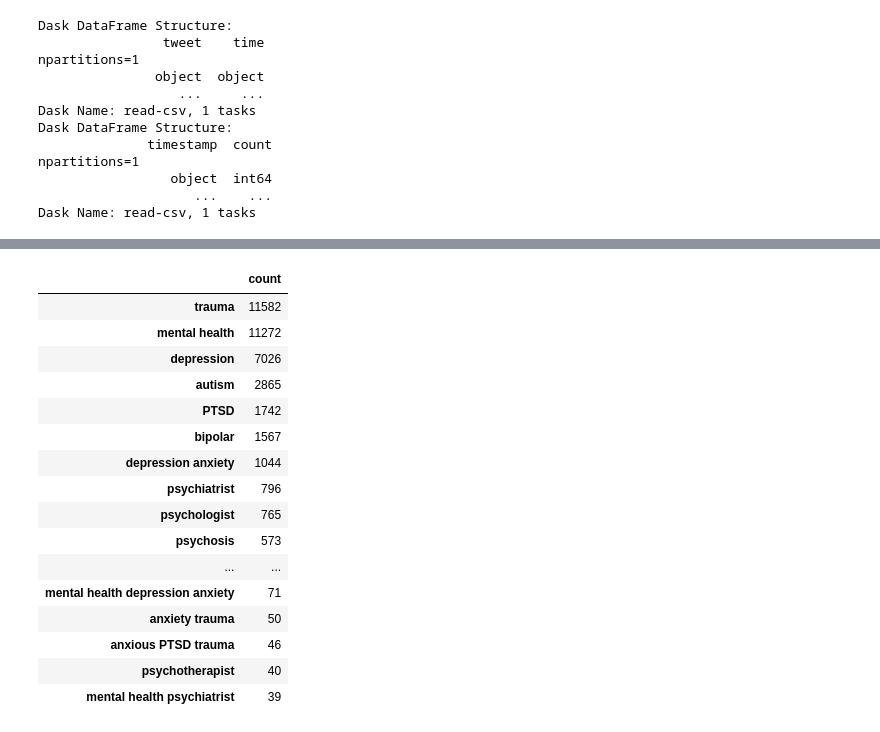
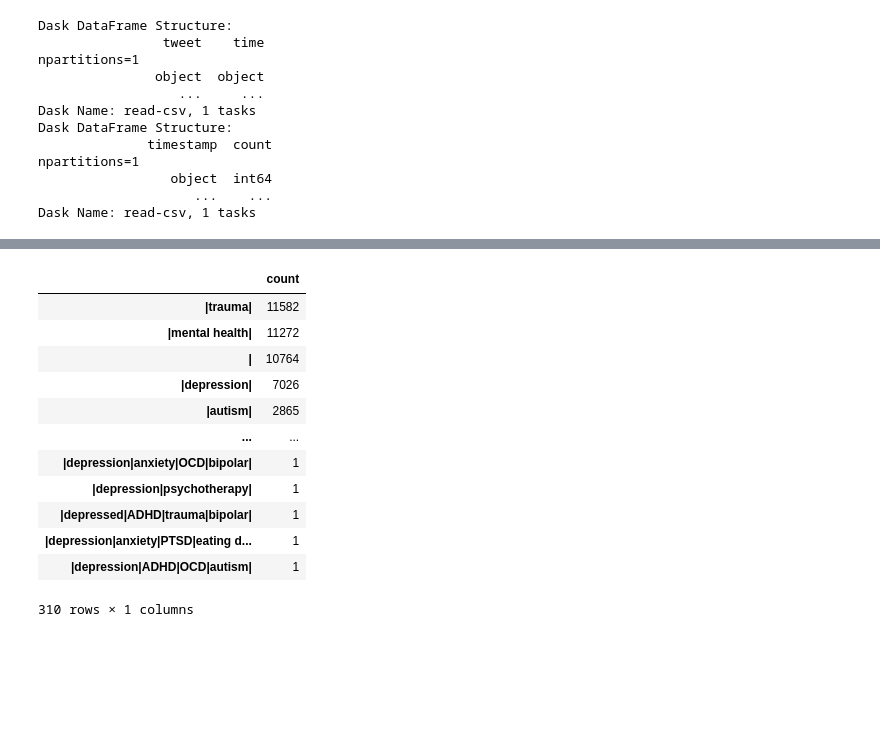
Before and after one commit to ddattero/BigDataFinalProject, a Jupyter notebook: twit_analysis.ipynb, the cells around one changed output, grey strips where cells are left out. Cells and saved outputs as stored; diff of their text form; code cells hidden in the pictures; blank space fills up the shorter version.

```diff
--- a/twit_analysis.ipynb
+++ b/twit_analysis.ipynb
@@ -174,39 +124,38 @@ def containsKey(text, key):
 for i in keyWords:
     tweetdf[i] = tweetdf['tweet'].map_partitions(containsKey, i)
 # %%
+#count tweets each keyword appears in
+#if a tweet contains multiple keywords, then they are added
+#to the result df as |word1|word2| etc.
+
 def keysInTweet(df):
     keys = ''
-    for i in keyWords:
-        if df[i]:
-            keys = keys + ' ' + i
-    key = keys.strip()
+    for k in keyWords:
+        if df[k]:
+            keys = keys + '|' + k
+    keys = keys + '|'
     return keys
 
 tweetdf['keys'] = tweetdf.apply(keysInTweet, axis=1, meta=('keys', 'object'))
 
-tweetdf = tweetdf.loc[tweetdf['keys'] != '']
+# tweetdf = tweetdf.loc[tweetdf['keys'] != '']
+
+counts = tweetdf['keys'].value_counts().to_frame()
+counts['count'] = counts['keys']
+counts = counts.drop(labels='keys', axis=1)
+counts.compute()
+# %% [output]
+|  | count |
+| |trauma| | 11582 |
+| |mental health| | 11272 |
+| | | 10764 |
+| |depression| | 7026 |
+| |autism| | 2865 |
+| ... | ... |
+| |depression|anxiety|OCD|bipolar| | 1 |
+| |depression|psychotherapy| | 1 |
+| |depressed|ADHD|trauma|bipolar| | 1 |
+| |depression|anxiety|PTSD|eating d... | 1 |
+| |depression|ADHD|OCD|autism| | 1 |
+310 rows × 1 columns
-# %%
-counts = tweetdf['keys'].value_counts().to_frame()
-counts['count'] = counts['keys']
-counts = counts.drop(labels='keys', axis=1)
-counts = counts.nlargest(n=30, columns='count')
-counts.compute()
-# %% [output]
-|  | count |
-| trauma | 11582 |
-| mental health | 11272 |
-| depression | 7026 |
-| autism | 2865 |
-| PTSD | 1742 |
-| bipolar | 1567 |
-| depression anxiety | 1044 |
-| psychiatrist | 796 |
-| psychologist | 765 |
-| psychosis | 573 |
-| ... | ... |
-| mental health depression anxiety | 71 |
-| anxiety trauma | 50 |
-| anxious PTSD trauma | 46 |
-| psychotherapist | 40 |
-| mental health psychiatrist | 39 |
 # %%
```
Also changed, not shown: parts of 4 cells of this notebook, 12 other files.
